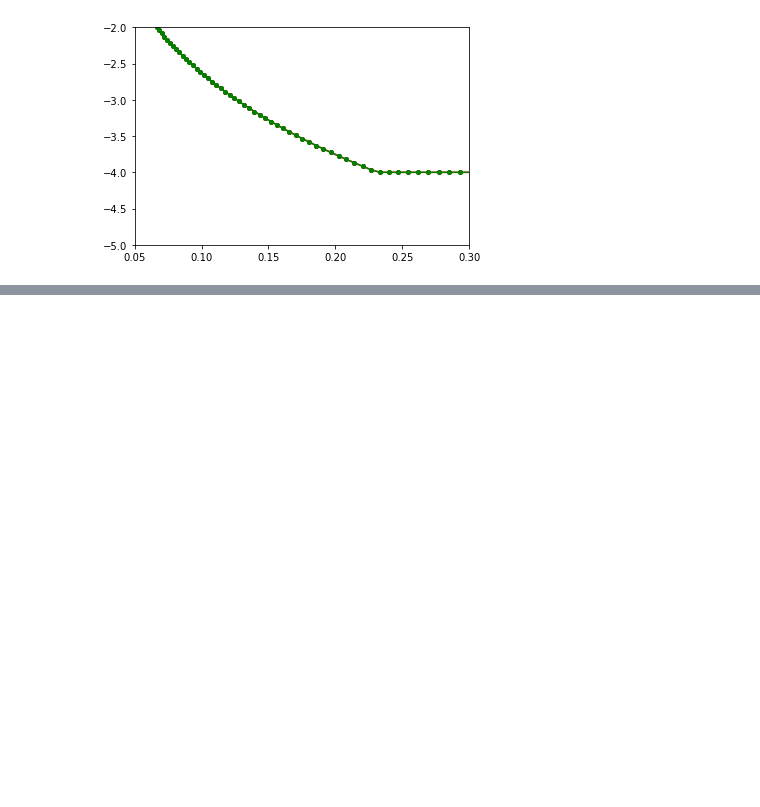
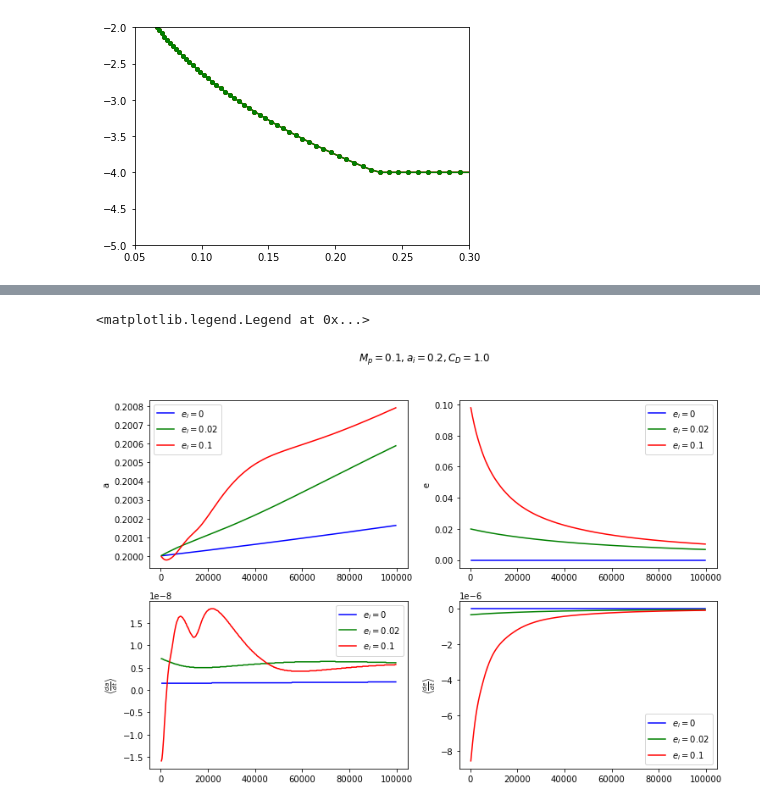
Before and after one commit to cassum-2022-project-21/workspace, a Jupyter notebook: disk/disk copy.ipynb, the cells around one changed output, grey strips where cells are left out. Saved outputs shown, nothing was run; the diff lists cells and outputs as text; code cells hidden in the pictures; blank space fills up the shorter version.

```diff
--- a/disk/disk copy.ipynb
+++ b/disk/disk copy.ipynb
@@ -337,0 +364,44 @@ print("\n".join(f"*xp++ = {xp:06e}; *vtp++ = {vt:06e} * CM_PER_S; *vrp++ = {vr:0
+# %%
+a_i = "0.2"
+M_p = "0.1"
+
+r0 = runs[f"iopf_csim_DRAG_{M_p}_{a_i}_0_1.0"]
+r1 = runs[f"iopf_csim_DRAG_{M_p}_{a_i}_0.02_1.0"]
+r2 = runs[f"iopf_csim_DRAG_{M_p}_{a_i}_0.1_1.0"]
+
+fig, axs = plt.subplots(2, 2, figsize=(12, 8))
+
+axs = axs.ravel()
+
+fig.suptitle(f"$M_p = {M_p}, a_i = {a_i}, C_D = 1.0$")
+
+axs[0].plot(r0["t"], r0["a"], label="$e_i = 0$")
+axs[0].plot(r1["t"], r1["a"], label="$e_i = 0.02$")
+axs[0].plot(r2["t"], r2["a"], label="$e_i = 0.1$")
+axs[0].set_ylabel("a")
+
+axs[0].legend()
+
+axs[1].plot(r0["t"], r0["e"], label="$e_i = 0$")
+axs[1].plot(r1["t"], r1["e"], label="$e_i = 0.02$")
+axs[1].plot(r2["t"], r2["e"], label="$e_i = 0.1$")
+axs[1].set_ylabel("e")
+
+axs[1].legend()
+
+axs[2].plot(r0["t"], r0["Da"], label="$e_i = 0$")
+axs[2].plot(r1["t"], r1["Da"], label="$e_i = 0.02$")
+axs[2].plot(r2["t"], r2["Da"], label="$e_i = 0.1$")
+axs[2].set_ylabel(r"$\left<\frac{da}{dt}\right>$")
+
+axs[2].legend()
+
+axs[3].plot(r0["t"], r0["De"], label="$e_i = 0$")
+axs[3].plot(r1["t"], r1["De"], label="$e_i = 0.02$")
+axs[3].plot(r2["t"], r2["De"], label="$e_i = 0.1$")
+axs[3].set_ylabel(r"$\left<\frac{de}{dt}\right>$")
+
+axs[3].legend()
+# %% [output]
+<matplotlib.legend.Legend at 0x...>
+[figure, added]
```
Also changed, not shown: parts of 17 cells of this notebook, 8 other files.
